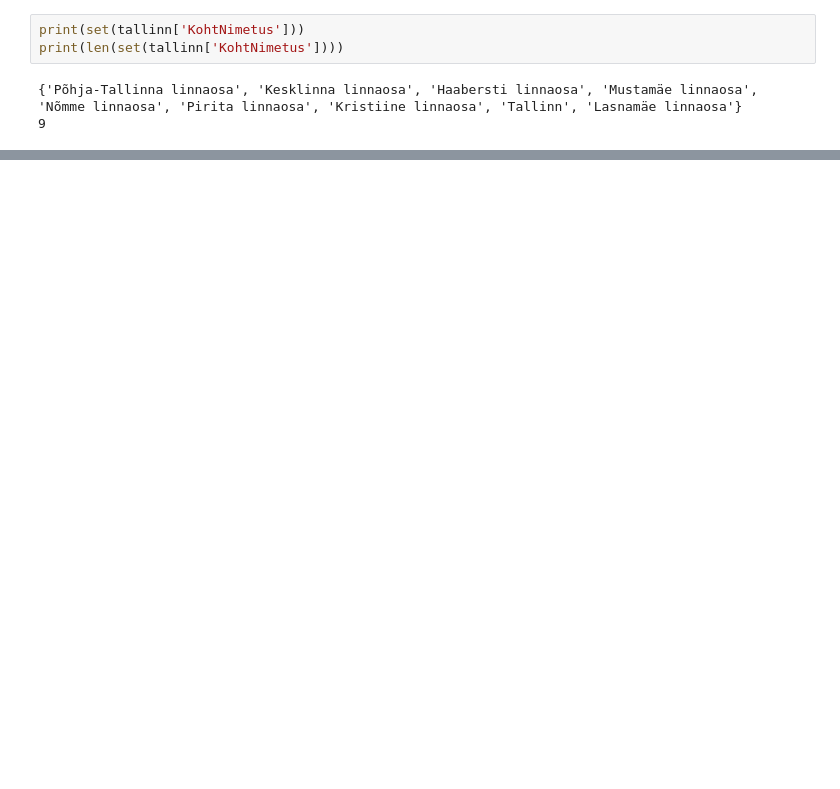
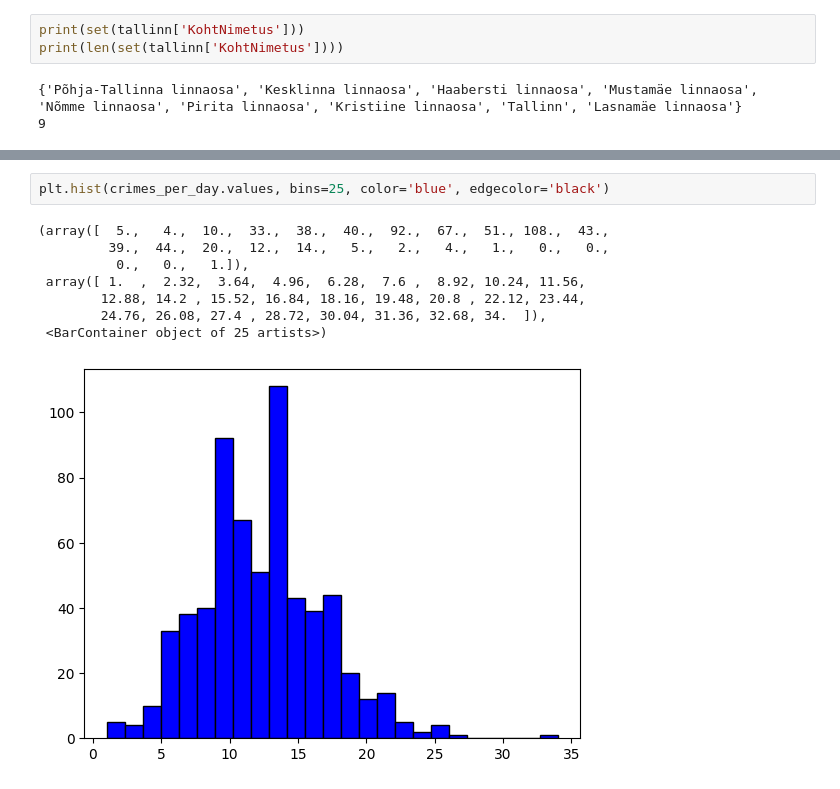
Before and after one commit to mariakesa/CrimeStats, a Jupyter notebook: statistical_analyses/tallinn_data.ipynb, the cells around one changed output, grey strips where cells are left out. Cells and saved outputs as stored; diff of their text form; blank space fills up the shorter version.

```diff
--- a/statistical_analyses/tallinn_data.ipynb
+++ b/statistical_analyses/tallinn_data.ipynb
@@ -21,0 +127,11 @@ print(len(set(tallinn['KohtNimetus'])))
+# %%
+plt.hist(crimes_per_day.values, bins=25, color='blue', edgecolor='black')
+# %% [output]
+(array([  5.,   4.,  10.,  33.,  38.,  40.,  92.,  67.,  51., 108.,  43.,
+         39.,  44.,  20.,  12.,  14.,   5.,   2.,   4.,   1.,   0.,   0.,
+          0.,   0.,   1.]),
+ array([ 1.  ,  2.32,  3.64,  4.96,  6.28,  7.6 ,  8.92, 10.24, 11.56,
+        12.88, 14.2 , 15.52, 16.84, 18.16, 19.48, 20.8 , 22.12, 23.44,
+        24.76, 26.08, 27.4 , 28.72, 30.04, 31.36, 32.68, 34.  ]),
+ <BarContainer object of 25 artists>)
+[figure, added]
```
Also changed, not shown: parts of 4 cells of this notebook.
